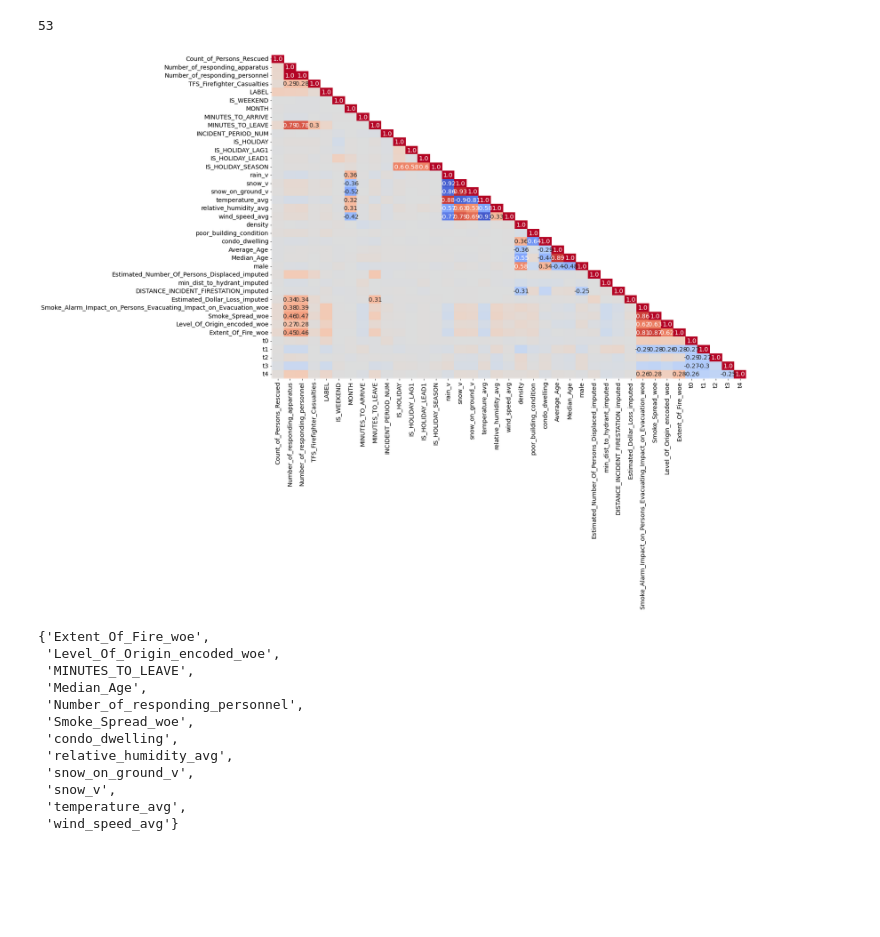
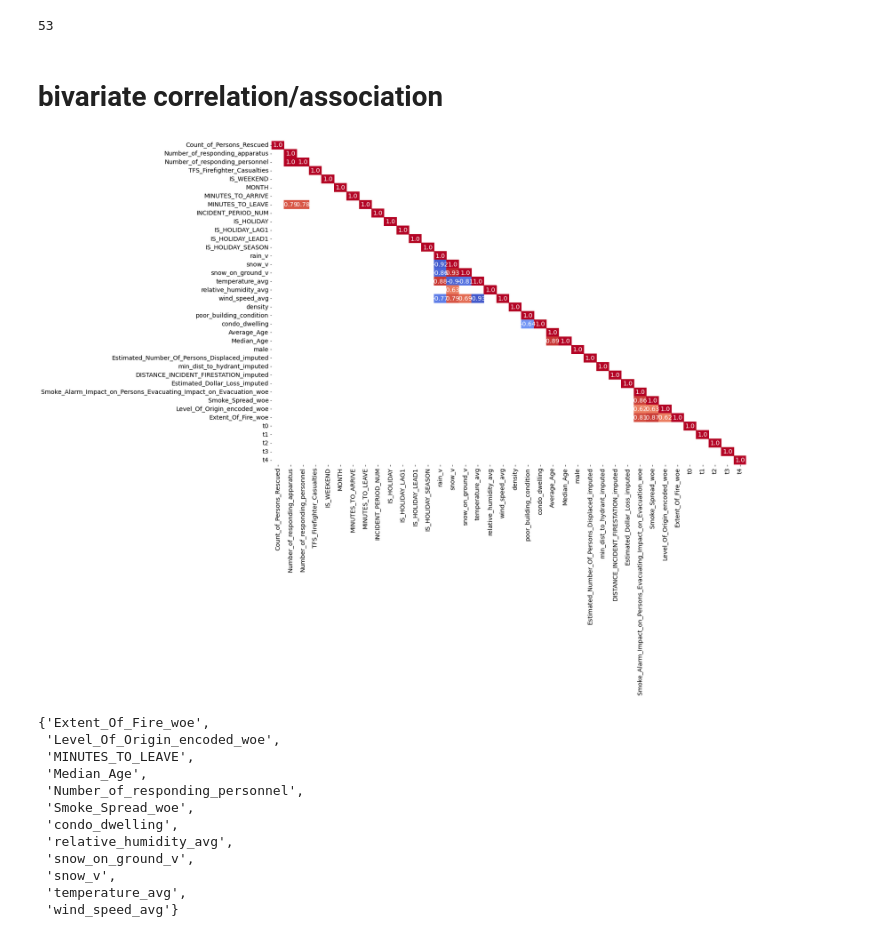
Before and after one commit to JimenaBaripatti/FeatureEngineering, a Jupyter notebook: Fire_Feature_Selection.ipynb, the cells around one changed output. Drawn from its saved outputs; the diff is of its cells as text; code cells hidden in the pictures; blank space fills up the shorter version.

```diff
--- a/Fire_Feature_Selection.ipynb
+++ b/Fire_Feature_Selection.ipynb
@@ -81,12 +81,13 @@ def plot_pearson_correlation(df, cols, low_thres, high_thres):
     # customized
 
     corr_df = df[cols].corr()
+    corr_df = corr_df[~corr_df.mask(abs(corr_df)<0.6).isna()]
     # Get only half portion of corr_df to avoid df, so create mask
     mask = np.triu(np.ones_like(corr_df), k=1)
 
     # plot a heatmap of the values
     plt.figure(figsize=(20,14))
-    ax = sns.heatmap(corr_df, vmin=-1, vmax=1, cbar=False,
+    ax=sns.heatmap(corr_df, vmin=-1, vmax=1, cbar=False,
                      cmap='coolwarm', mask=mask, annot=True)
 
     # format the text in the plot to make it easier to read
@@ -177,6 +196,9 @@ df_train.head(2)
 df_train.shape[1]
 # %% [output]
 53
+# %% [markdown]
+# bivariate correlation/association
 # %%
 cat_columns=df_train.select_dtypes(include=['object']).columns
-num_columns=[col for col in df_train.columns if col not in cat_columns]
+int_columns=df_train.select_dtypes(include=['int64']).columns
+num_columns=[col for col in df_train.columns if col not in cat_columns if col !='LABEL']
@@ -183,8 +207,8 @@ num_columns=[col for col in df_train.columns if col not in cat_columns]
 # %%
 # Pearson
-corr_num = plot_pearson_correlation(df_train, list(num_columns), -0.25, 0.25)
+corr_num = plot_pearson_correlation(df_train, list(num_columns), -0.6, 0.6)
 # %% [output]
-[figure, old version]
+[figure, new version]
 # %%
 # call the function and pass the threshold
 corr_num_features = correlation(df_train[num_columns], 0.6)
```
Also changed, not shown: parts of 21 cells of this notebook.
